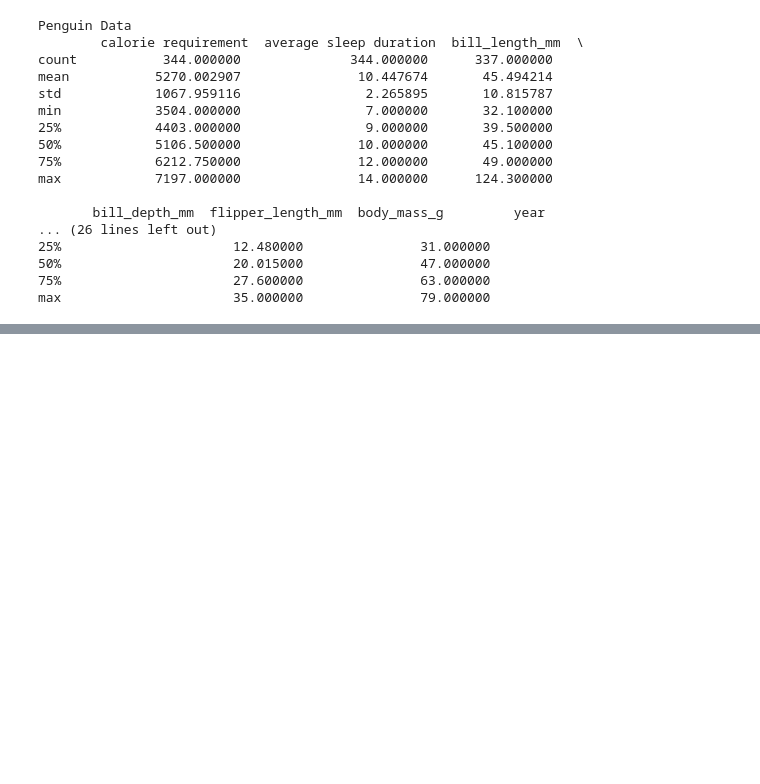
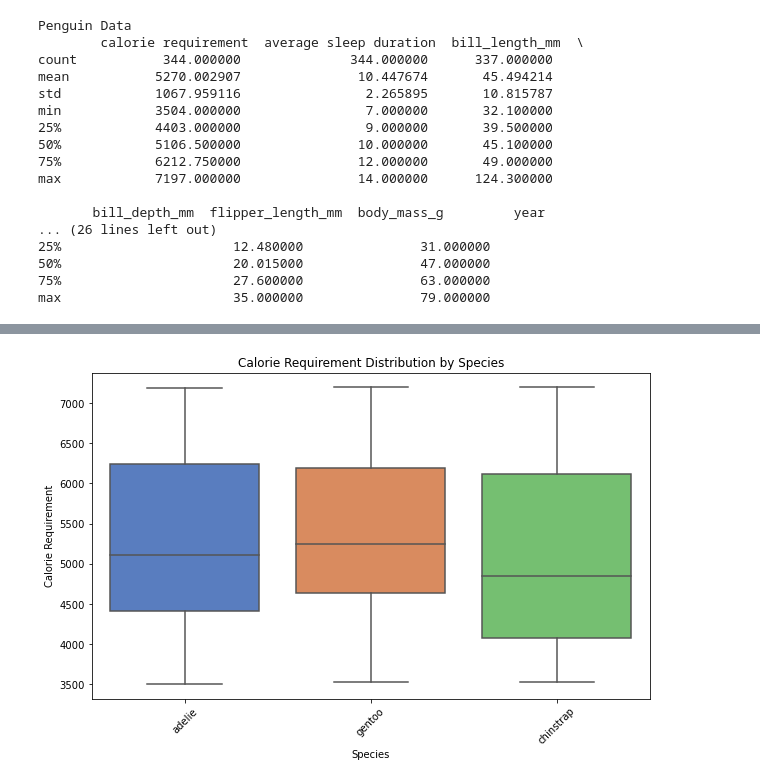
Before and after one commit to MythriShivakumar/A1_ML, a Jupyter notebook: A1_task.ipynb, the cells around one changed output, grey strips where cells are left out. Saved outputs shown, nothing was run; the diff lists cells and outputs as text; code cells hidden in the pictures; blank space fills up the shorter version.

```diff
--- a/A1_task.ipynb
+++ b/A1_task.ipynb
@@ -50,0 +83,10 @@ print(outliers_asd.count())
+# %%
+plt.figure(figsize=(10, 6))
+sns.boxplot(x='species', y='calorie requirement', data=penguins_df, palette='muted')
+plt.title('Calorie Requirement Distribution by Species')
+plt.xlabel('Species')
+plt.ylabel('Calorie Requirement')
+plt.xticks(rotation=45)
+plt.show()
+# %% [output]
+[figure, added]
```
Also changed, not shown: parts of 8 cells of this notebook.
